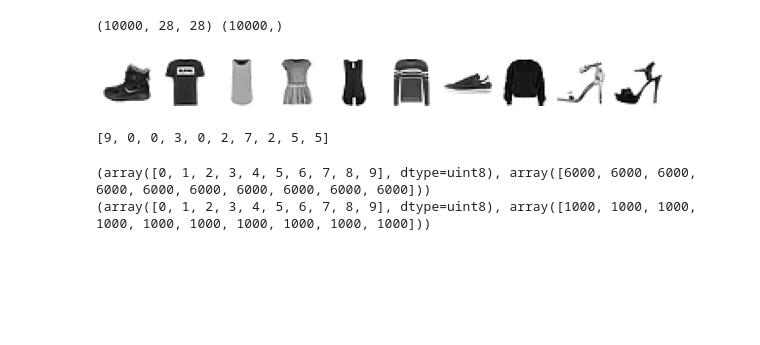
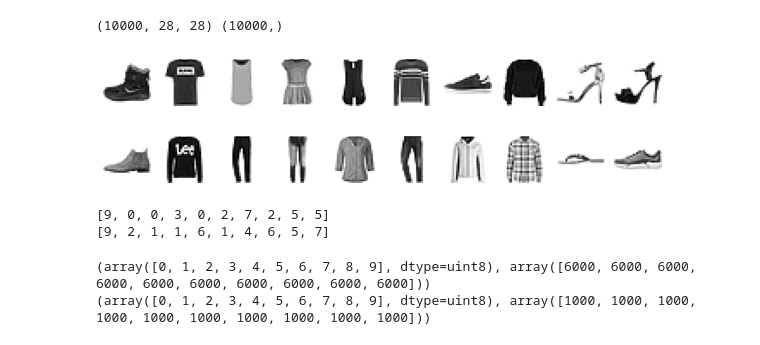
Before and after one commit to chaiminwoo0223/Machine-Learning, a Jupyter notebook: 15_ANN.ipynb, the cells around one changed output. Saved outputs shown, nothing was run; the diff lists cells and outputs as text; code cells hidden in the pictures; blank space fills up the shorter version.

```diff
--- a/15_ANN.ipynb
+++ b/15_ANN.ipynb
@@ -21,10 +23,21 @@ for i in range(10):
 plt.show()
 # %% [output]
 [figure]
+# %%
+# 패션 MNIST 데이터셋 시각화하기(테스트 세트)
+fig, axs = plt.subplots(1, 10, figsize=(10,10))
+for i in range(10):
+    axs[i].imshow(test_input[i], cmap='gray_r')
+    axs[i].axis('off')
+plt.show()
+# %% [output]
+[figure, added]
 # %%
 print([train_target[i] for i in range(10)])
+print([test_target[i] for i in range(10)])
 # %% [output]
 [9, 0, 0, 3, 0, 2, 7, 2, 5, 5]
+[9, 2, 1, 1, 6, 1, 4, 6, 5, 7]
 # %%
 import numpy as np
 print(np.unique(train_target, return_counts=True))
```
Also changed, not shown: parts of 17 cells of this notebook.
